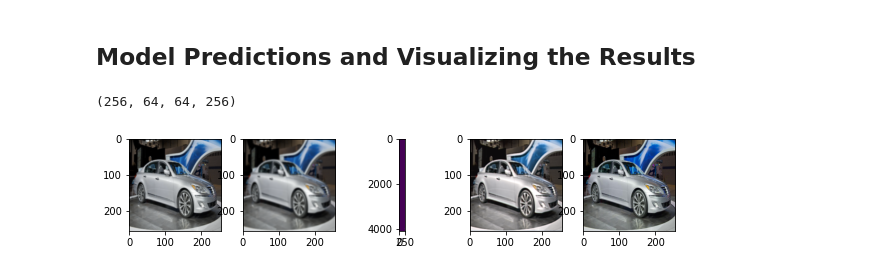
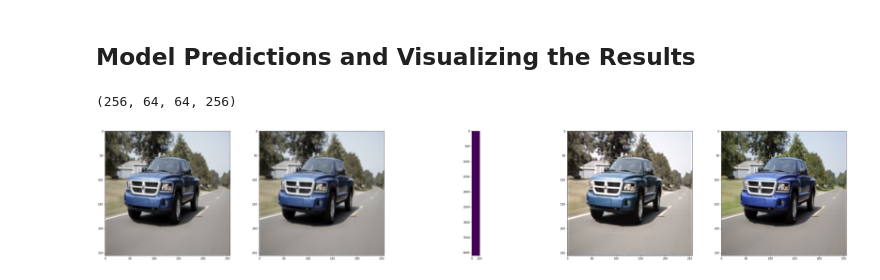
Before and after one commit to hiverkiya/Image-Super-Resolution-Using-Keras, a Jupyter notebook: Image_Super_Resolution.ipynb, the cells around one changed output. Cells and saved outputs as stored; diff of their text form; code cells hidden in the pictures.

```diff
--- a/Image_Super_Resolution.ipynb
+++ b/Image_Super_Resolution.ipynb
@@ -230,24 +234,24 @@ encoded_imgs.shape
 # %%
 sr1 = np.clip(autoencoder.predict(x_train_down), 0.0, 1.0)
 # %%
-image_index = 251
+image_index = 201
 # %%
-plt.figure(figsize = (20, 20))
+plt.figure(figsize = (100, 100))
 i = 1
 ax = plt.subplot(10, 10, i)
 plt.imshow(x_train_down[image_index])
 i += 1
 ax = plt.subplot(10, 10, i)
 plt.imshow(x_train_down[image_index], interpolation = "bicubic")
 i += 1
 ax = plt.subplot(10, 10, i)
 plt.imshow(encoded_imgs[image_index].reshape((64*64, 256)))
 i += 1
 ax = plt.subplot(10, 10, i)
 plt.imshow(sr1[image_index])
 i += 1
 ax = plt.subplot(10, 10, i)
 plt.imshow(x_train_n[image_index])
 plt.show()
 # %% [output]
-[figure, old version]
+[figure, new version]
```
Also changed, not shown: parts of 3 cells of this notebook, 1 other file.
